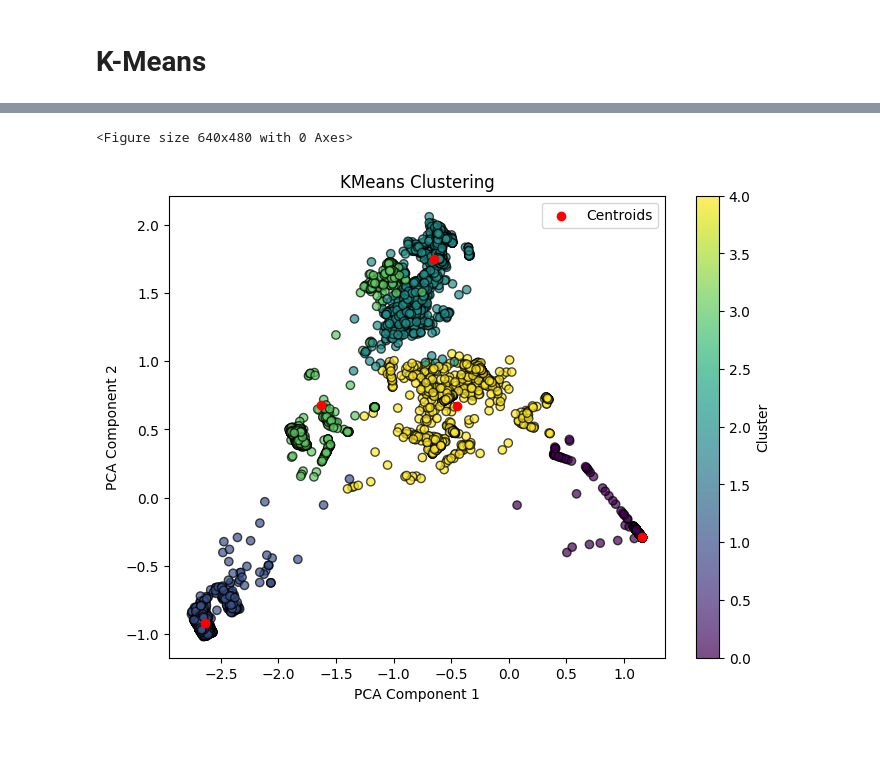
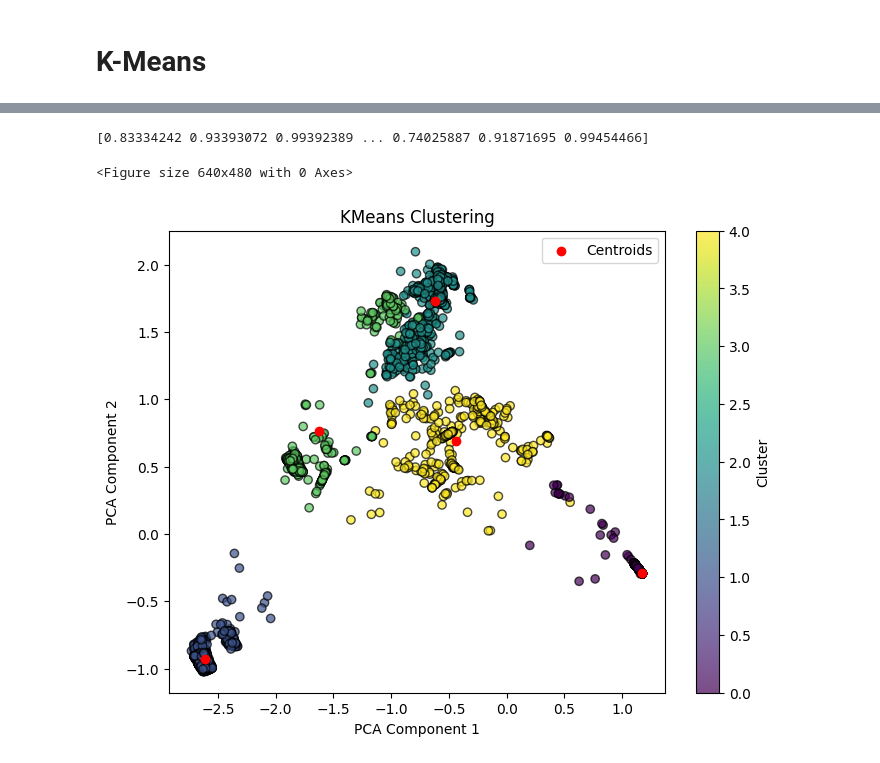
Before and after one commit to NikosKontou/6103_project, a Jupyter notebook: team_project.ipynb, the cells around one changed output, grey strips where cells are left out. Cells and saved outputs as stored; diff of their text form; code cells hidden in the pictures.

```diff
--- a/team_project.ipynb
+++ b/team_project.ipynb
@@ -43,7 +43,7 @@ collumnNames =  [
 ]
 
 allData =pd.read_csv('kddcup.data_10_percent', header=None, names = collumnNames)
-allData = allData.sample(frac = 0.15)
+allData = allData.sample(frac = 0.07)
 # last one is the label
 y_labels = allData.iloc[:, -1]
 set(y_labels)
@@ -71,14 +68,15 @@ set(y_labels)
 # %%
 # one hot encoding
 data = pd.get_dummies(allData.iloc[:, 0:41], columns=["protocol_type", "service", "flag"])
-
+dataColumns = data.columns
 # normalize
 scaler = MinMaxScaler()
 data = scaler.fit_transform(data)
 
 # reduce dimensions
-pca = PCA(n_components=14)
-data = pca.fit_transform(data)
+# we will not use pca because we need to chatacterise the clusters
+# pca = PCA(n_components=14)
+# data = pca.fit_transform(data)
 
 X_train, X_test, y_train, y_test = train_test_split(data, y_labels, test_size=0.3, random_state=13)
 # %%
@@ -135,6 +129,6 @@ Information= [1.03227644 1.02026237 0.97738221 0.99468766 0.91082814 0.90661287
 # %%
 # once more with the best parameters (we choose something with few clusters)
-db = DBSCAN(eps=1, min_samples=6).fit(data)
+db = DBSCAN(eps=1.5, min_samples=6).fit(data)
 core_samples_mask = np.zeros_like(db.labels_, dtype=bool)
 core_samples_mask[db.core_sample_indices_] = True
 labels = db.labels_
@@ -273,26 +279,29 @@ kmeans = KMeans(n_clusters=5)
 kmeans.fit(X_train)
 y_kmeans = kmeans.predict(X_test)
 silhouette_values = silhouette_samples(X_test, y_kmeans)
+print(silhouette_values)
+# %% [output]
+[0.83334242 0.93393072 0.99392389 ... 0.74025887 0.91871695 0.99454466]
 # %%
 # Reduce dimensions to two for better ploting
 pca = PCA(n_components=2)
 data_pca = pca.fit_transform(X_test)
 # %%
-plt.figure('kmeans)
+plt.figure('kmeans')
 plt.figure(figsize=(8, 6))
 scatter = plt.scatter(data_pca[:, 0], data_pca[:, 1], c=y_kmeans, cmap='viridis', edgecolors='k', alpha=0.7)
 plt.scatter(pca.transform(kmeans.cluster_centers_)[:, 0],
             pca.transform(kmeans.cluster_centers_)[:, 1],
             c='red', marker='o', label='Centroids')  # Plot centroids
 plt.colorbar(scatter, label="Cluster")
 plt.xlabel("PCA Component 1")
 plt.ylabel("PCA Component 2")
 plt.title(f"KMeans Clustering")
 plt.legend()
 plt.show()
 # %% [output]
 <Figure size 640x480 with 0 Axes>
-[figure, old version]
+[figure, new version]
 # %%
 ## an effort to plot the roc (probabky bot worth it)
 # confMatrixTestDB=confusion_matrix(np.where(y_labels == 'normal.', 0, 1), db.labels_, labels=None)
```
Also changed, not shown: parts of 11 cells of this notebook.
